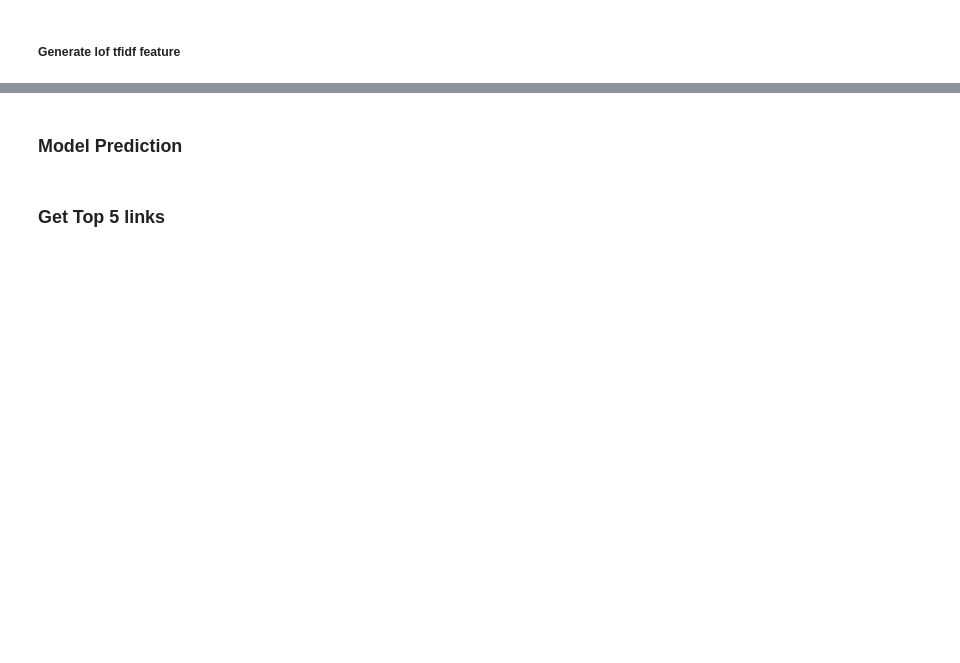
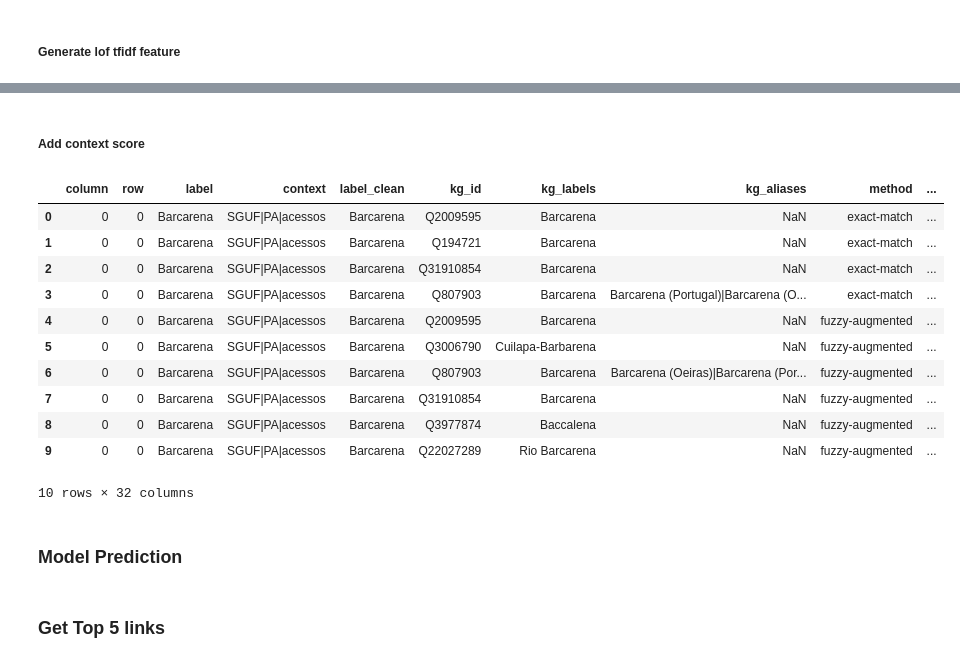
Before and after one commit to nicklein/table-linker-pipelines, a Jupyter notebook: table-linker-full-pipeline/lof-full-pipeline.ipynb, the cells around one changed output, grey strips where cells are left out. Cells and saved outputs as stored; diff of their text form; code cells hidden in the pictures; blank space fills up the shorter version.

Commit message:
updated pipeline with context

```diff
--- a/table-linker-full-pipeline/lof-full-pipeline.ipynb
+++ b/table-linker-full-pipeline/lof-full-pipeline.ipynb
@@ -12,33 +12,37 @@ import warnings
 warnings.simplefilter(action='ignore', category=FutureWarning)
 # %%
 HOME_DIR = '/Users/amandeep/Github/wikidata-wikifier/wikifier/sample_files'
-table_path = f'{HOME_DIR}/cricketers.csv'
-wikify_column_name = "cricketers"
+table_path = f'{HOME_DIR}/faast/brazilian-ports-2021-03-24-corporativo - Planilha1_brazilian-ports-2021-03-24-corporativo - Planilha1.csv'
+f_name = table_path.split("/")[-1]
+wikify_column_name = "subject"
 final_score_column = "siamese_prediction"
 
 canonical_file_path = f'{HOME_DIR}/temp/canonical.csv'
 candidate_file_path = f'{HOME_DIR}/temp/candidates.csv'
-aux_field = 'graph_embedding_complex,class_count,property_count'
+aux_field = 'graph_embedding_complex,class_count,property_count,context'
 temp_dir= f'{HOME_DIR}/temp/temp'
 
 aligned_pagerank_candidate_file_path = f'{HOME_DIR}/temp/apr_test.csv'
 model_file_path = './models/weighted_lr.pkl'
-ranking_model_file_path = './models/epoch_2_loss_0.09150885790586472_top1_0.9067796610169492.pth'
+ranking_model_file_path = './models/epoch_5_loss_0.09882864356040955_top1_0.8968926553672316.pth'
 min_max_scaler_path = './models/normalization_factor.pkl'
+
 model_voted_candidate_file_path = f'{HOME_DIR}/temp/mv_test.csv'
 graph_embedding_file_path = f'{HOME_DIR}/temp/score_test.csv'
 
 lof_reciprocal_rank_file_path = f'{HOME_DIR}/temp/lof_rr_test.csv'
 lof_tfidf_file_path = f'{HOME_DIR}/temp/lof_tfidf_test.csv'
 lof_feature_file = f'{HOME_DIR}/temp/lof_feature.csv'
+context_score_file = f'{HOME_DIR}/temp/context_score_file.csv'
 
 output_model_pred_file = f'{HOME_DIR}/temp/model_prediction.csv'
 top5_links = f'{HOME_DIR}/temp/top5_links.csv'
-colorized_kg_links = f'{HOME_DIR}/temp/colorized_kg_links.xlsx'
+colorized_kg_links = f'{HOME_DIR}/temp/{f_name.strip(".csv")}_colorized.xlsx'
 
 graph_embedding_complex_file = f'{HOME_DIR}/temp/graph_embedding_complex.tsv'
 class_count_file = f'{HOME_DIR}/temp/class_count.tsv'
 property_count_file = f'{HOME_DIR}/temp/property_count.tsv'
+context_file = f'{HOME_DIR}/temp/context.tsv'
 index_url = 'http://ckg07:9200/wikidatadwd-augmented/'
 # %%
 !rm -rf $temp_dir
@@ -231,0 +237,2 @@ d = pd.read_csv(lof_feature_file, nrows=5)
+# %% [markdown]
+##### Add context score
@@ -232,3 +245,18 @@ d = pd.read_csv(lof_feature_file, nrows=5)
+# %%
+pd.read_csv(context_score_file, nrows=10)
+# %% [output]
+|  | column | row | label | context | label_clean | kg_id | kg_labels | kg_aliases | method | ... |
+| 0 | 0 | 0 | Barcarena | SGUF|PA|acessos | Barcarena | Q2009595 | Barcarena | NaN | exact-match | ... |
+| 1 | 0 | 0 | Barcarena | SGUF|PA|acessos | Barcarena | Q194721 | Barcarena | NaN | exact-match | ... |
+| 2 | 0 | 0 | Barcarena | SGUF|PA|acessos | Barcarena | Q31910854 | Barcarena | NaN | exact-match | ... |
+| 3 | 0 | 0 | Barcarena | SGUF|PA|acessos | Barcarena | Q807903 | Barcarena | Barcarena (Portugal)|Barcarena (O... | exact-match | ... |
+| 4 | 0 | 0 | Barcarena | SGUF|PA|acessos | Barcarena | Q2009595 | Barcarena | NaN | fuzzy-augmented | ... |
+| 5 | 0 | 0 | Barcarena | SGUF|PA|acessos | Barcarena | Q3006790 | Cuilapa-Barbarena | NaN | fuzzy-augmented | ... |
+| 6 | 0 | 0 | Barcarena | SGUF|PA|acessos | Barcarena | Q807903 | Barcarena | Barcarena (Oeiras)|Barcarena (Por... | fuzzy-augmented | ... |
+| 7 | 0 | 0 | Barcarena | SGUF|PA|acessos | Barcarena | Q31910854 | Barcarena | NaN | fuzzy-augmented | ... |
+| 8 | 0 | 0 | Barcarena | SGUF|PA|acessos | Barcarena | Q3977874 | Baccalena | NaN | fuzzy-augmented | ... |
+| 9 | 0 | 0 | Barcarena | SGUF|PA|acessos | Barcarena | Q22027289 | Rio Barcarena | NaN | fuzzy-augmented | ... |
+10 rows × 32 columns
 # %% [markdown]
 ### Model Prediction
 # %%
```
Also changed, not shown: parts of 19 cells of this notebook.
